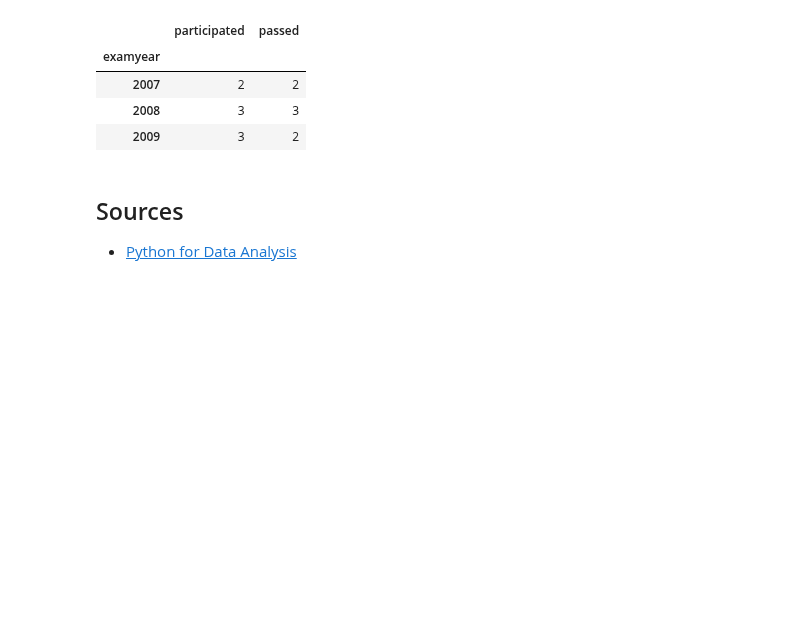
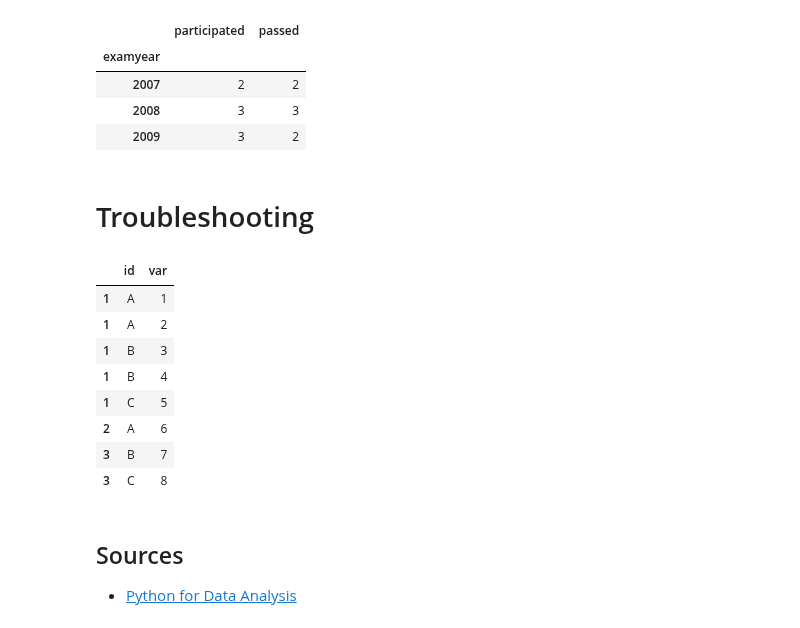
Before and after one commit to fabiangunzinger/blog, a Jupyter notebook: _notebooks/2020-09-02-grouping-in-pandas.ipynb, the cells around one changed output. Cells and saved outputs as stored; diff of their text form; code cells hidden in the pictures; blank space fills up the shorter version.

```diff
--- a/_notebooks/2020-09-02-grouping-in-pandas.ipynb
+++ b/_notebooks/2020-09-02-grouping-in-pandas.ipynb
@@ -284,6 +284,24 @@ df.groupby('examyear').agg({'participated': numyes,
 | 2007 | 2 | 2 |
 | 2008 | 3 | 3 |
 | 2009 | 3 | 2 |
+# %% [markdown]
+# Troubleshooting
+# %%
+idx = [1, 1, 1, 1, 1, 2, 3, 3]
+keys   = ['A', 'A', 'B', 'B', 'C', 'A', 'B', 'C']
+vals = [ 1,   2,   3,   4,   5,   6, 7, 8]
+
+pd.DataFrame(zip(keys, vals), columns=['id', 'var'], index=idx).groupby('id').apply(lambda x: x)
+# %% [output]
+|  | id | var |
+| 1 | A | 1 |
+| 1 | A | 2 |
+| 1 | B | 3 |
+| 1 | B | 4 |
+| 1 | C | 5 |
+| 2 | A | 6 |
+| 3 | B | 7 |
+| 3 | C | 8 |
 # %% [markdown]
 ## Sources
 
```
Also changed, not shown: 3 other files.
